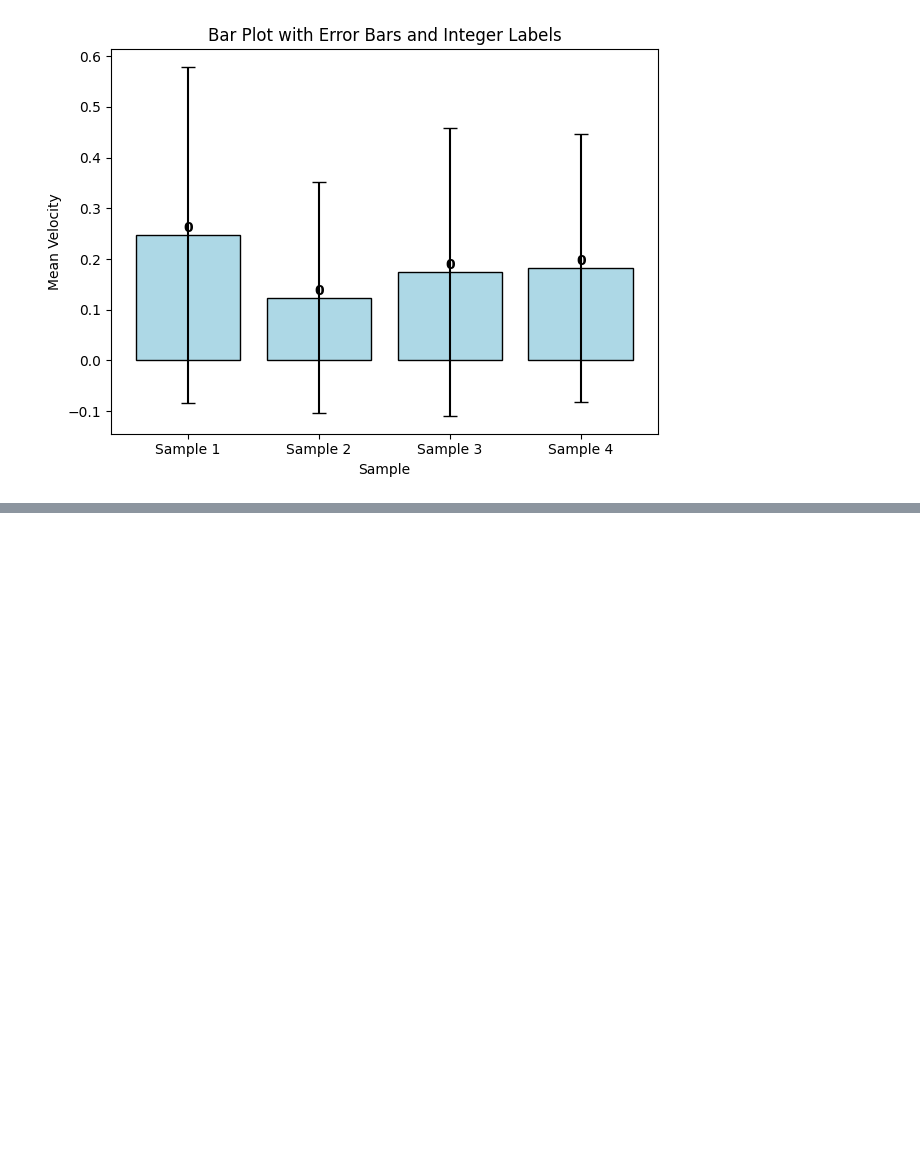
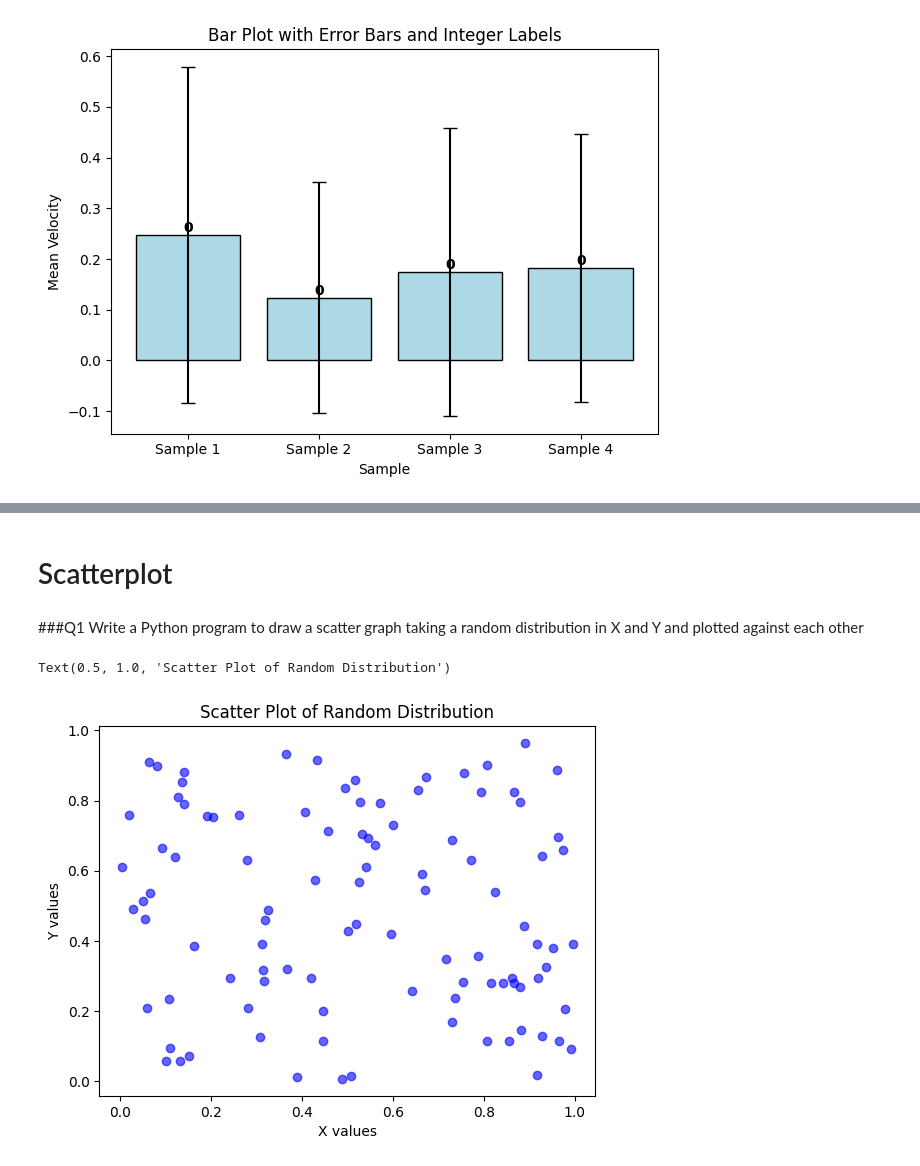
Before and after one commit to Harsh020802/Data_Analysis, a Jupyter notebook: Question.ipynb, the cells around one changed output, grey strips where cells are left out. Cells and saved outputs as stored; diff of their text form; code cells hidden in the pictures; blank space fills up the shorter version.

```diff
--- a/Question.ipynb
+++ b/Question.ipynb
@@ -448,0 +505,18 @@ plt.show()
+# %% [markdown]
+# Scatterplot
+# %% [markdown]
+###Q1 Write a Python program to draw a scatter graph taking a random distribution in X and Y and
+plotted against each other
+# %%
+x = np.random.rand(100)
+y = np.random.rand(100)
+
+# Create scatter plot
+plt.scatter(x, y, color='blue', alpha=0.6)
+
+plt.xlabel('X values')
+plt.ylabel('Y values')
+plt.title('Scatter Plot of Random Distribution')
+# %% [output]
+Text(0.5, 1.0, 'Scatter Plot of Random Distribution')
+[figure, added]
```
Also changed, not shown: parts of 15 cells of this notebook, 1 other file.
